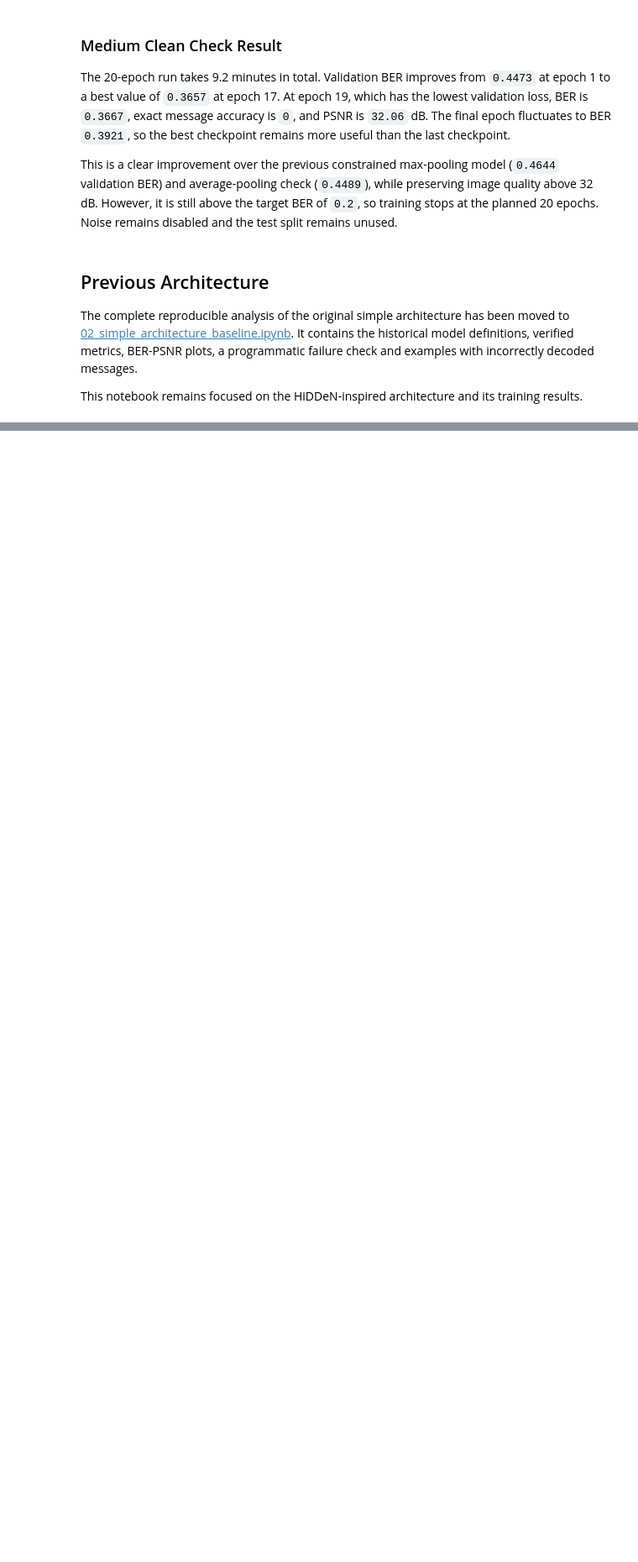
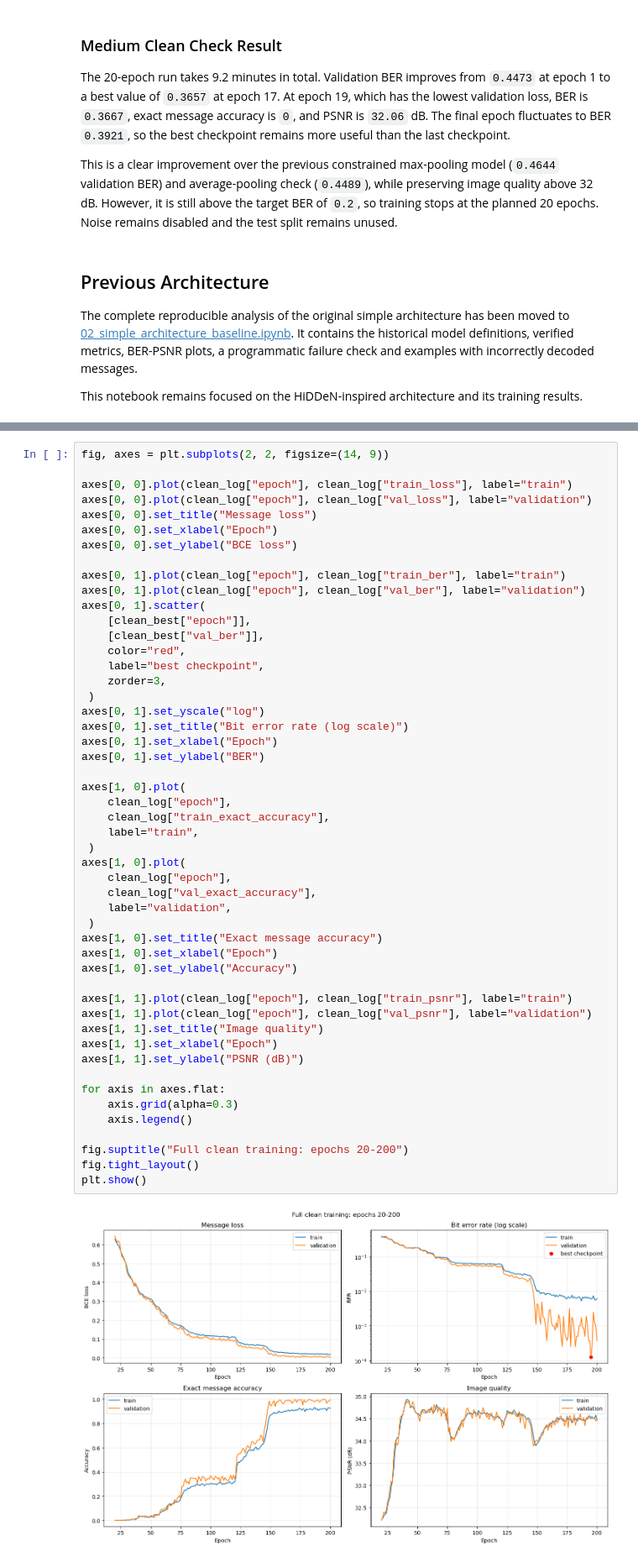
Before and after one commit to DavidT01/DeepImageWatermarking, a Jupyter notebook: notebooks/02_training.ipynb, the cells around one changed output, grey strips where cells are left out. Shown at 84% size. Drawn from its saved outputs; the diff is of its cells as text; blank space fills up the shorter version.

Commit message:
Document final clean and robust training

```diff
--- a/notebooks/02_training.ipynb
+++ b/notebooks/02_training.ipynb
@@ -408,0 +581,52 @@ This notebook remains focused on the HiDDeN-inspired architecture and its traini
+# %%
+fig, axes = plt.subplots(2, 2, figsize=(14, 9))
+
+axes[0, 0].plot(clean_log["epoch"], clean_log["train_loss"], label="train")
+axes[0, 0].plot(clean_log["epoch"], clean_log["val_loss"], label="validation")
+axes[0, 0].set_title("Message loss")
+axes[0, 0].set_xlabel("Epoch")
+axes[0, 0].set_ylabel("BCE loss")
+
+axes[0, 1].plot(clean_log["epoch"], clean_log["train_ber"], label="train")
+axes[0, 1].plot(clean_log["epoch"], clean_log["val_ber"], label="validation")
+axes[0, 1].scatter(
+    [clean_best["epoch"]],
+    [clean_best["val_ber"]],
+    color="red",
+    label="best checkpoint",
+    zorder=3,
+ )
+axes[0, 1].set_yscale("log")
+axes[0, 1].set_title("Bit error rate (log scale)")
+axes[0, 1].set_xlabel("Epoch")
+axes[0, 1].set_ylabel("BER")
+
+axes[1, 0].plot(
+    clean_log["epoch"],
+    clean_log["train_exact_accuracy"],
+    label="train",
+ )
+axes[1, 0].plot(
+    clean_log["epoch"],
+    clean_log["val_exact_accuracy"],
+    label="validation",
+ )
+axes[1, 0].set_title("Exact message accuracy")
+axes[1, 0].set_xlabel("Epoch")
+axes[1, 0].set_ylabel("Accuracy")
+
+axes[1, 1].plot(clean_log["epoch"], clean_log["train_psnr"], label="train")
+axes[1, 1].plot(clean_log["epoch"], clean_log["val_psnr"], label="validation")
+axes[1, 1].set_title("Image quality")
+axes[1, 1].set_xlabel("Epoch")
+axes[1, 1].set_ylabel("PSNR (dB)")
+
+for axis in axes.flat:
+    axis.grid(alpha=0.3)
+    axis.legend()
+
+fig.suptitle("Full clean training: epochs 20-200")
+fig.tight_layout()
+plt.show()
+# %% [output]
+[figure, added]
```
Also changed, not shown: parts of 34 cells of this notebook.
